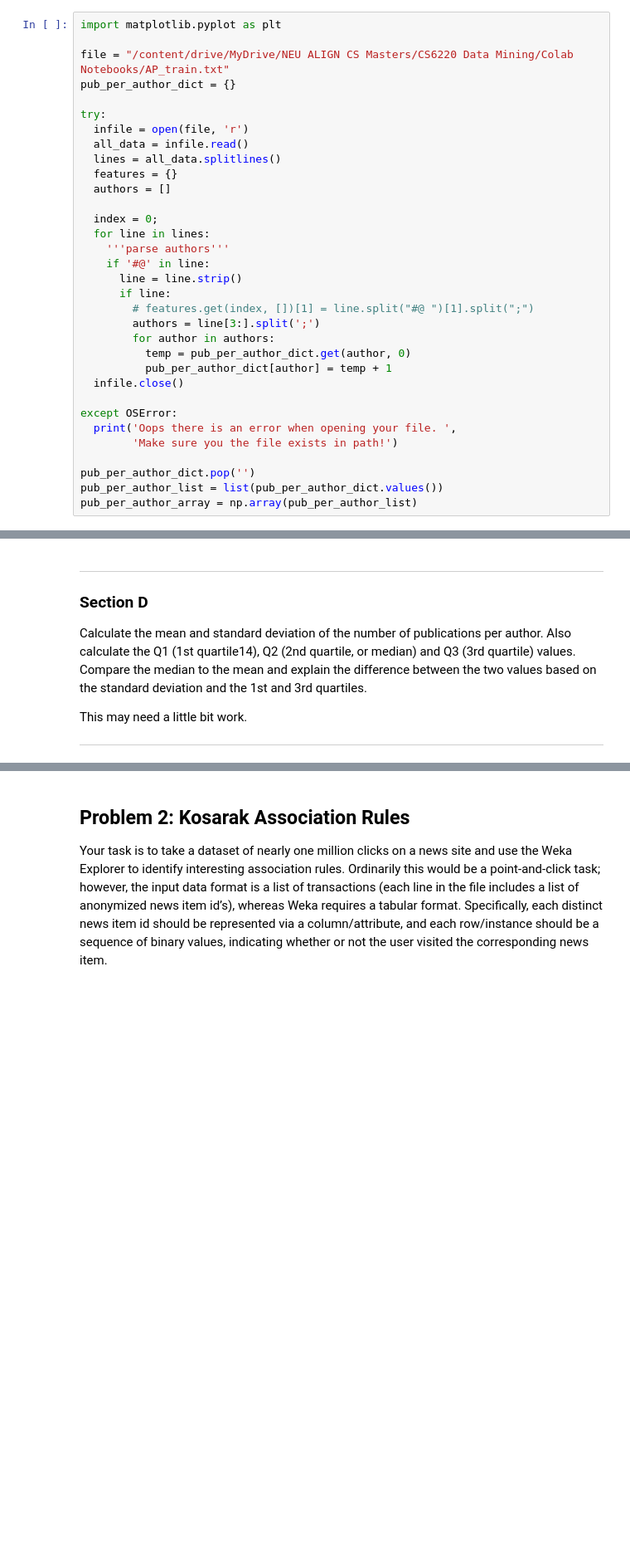
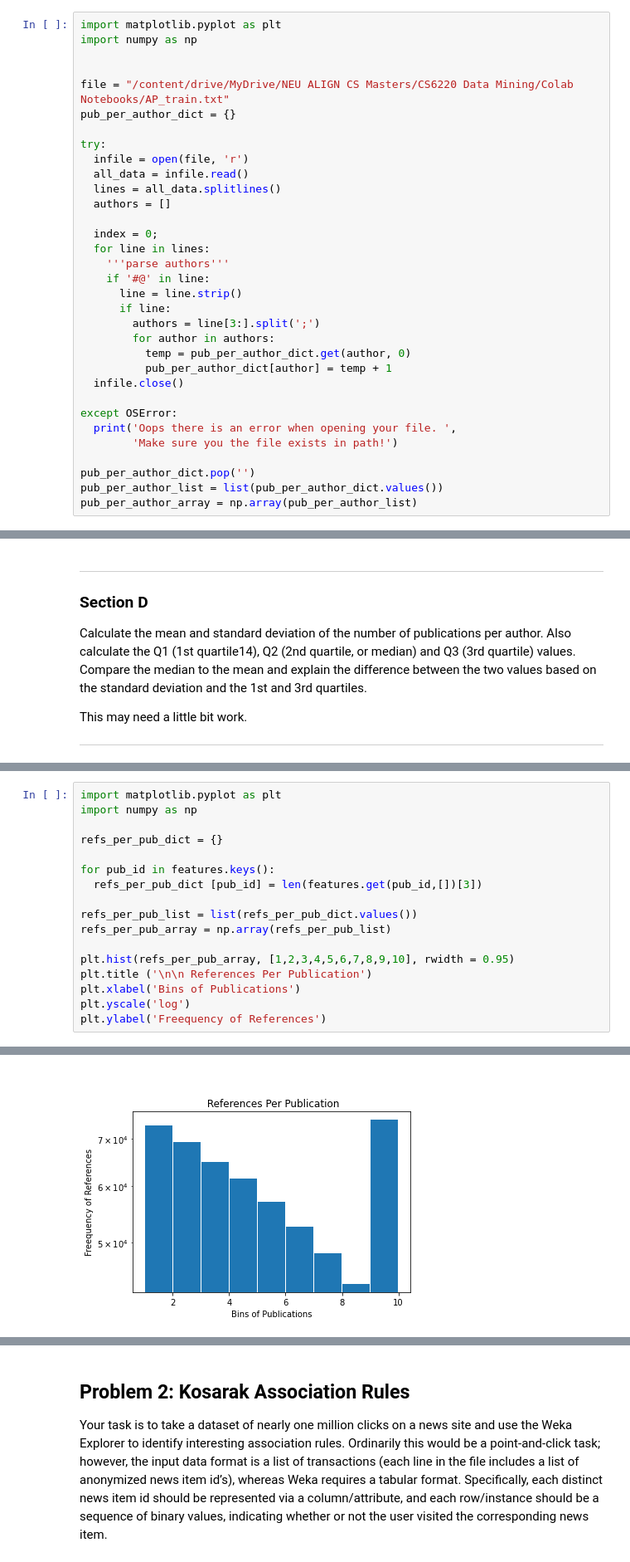
Before and after one commit to linyu3294/cs6220-data-minning-hw, a Jupyter notebook: cs6220_hw1.ipynb, the cells around one changed output, grey strips where cells are left out. Shown at 83% size. Saved outputs shown, nothing was run; the diff lists cells and outputs as text; blank space fills up the shorter version.

````diff
--- a/cs6220_hw1.ipynb
+++ b/cs6220_hw1.ipynb
@@ -174,6 +173,8 @@ Loop through list of authors, and add one to a dictionary that keeps the number
 ```
 # %%
 import matplotlib.pyplot as plt
+import numpy as np
+
 
 file = "/content/drive/MyDrive/NEU ALIGN CS Masters/CS6220 Data Mining/Colab Notebooks/AP_train.txt"
 pub_per_author_dict = {}
@@ -182,7 +183,6 @@ try:
   infile = open(file, 'r')
   all_data = infile.read()
   lines = all_data.splitlines()
-  features = {}
   authors = []
 
   index = 0;
@@ -191,7 +191,6 @@ try:
     if '#@' in line:
       line = line.strip()
       if line:
-        # features.get(index, [])[1] = line.split("#@ ")[1].split(";")
         authors = line[3:].split(';')
         for author in authors:
           temp = pub_per_author_dict.get(author, 0)
@@ -310,0 +373,18 @@ pub_per_author_array = np.array(pub_per_author_list)
+# %%
+import matplotlib.pyplot as plt
+import numpy as np
+
+refs_per_pub_dict = {}
+
+for pub_id in features.keys():
+  refs_per_pub_dict [pub_id] = len(features.get(pub_id,[])[3])
+
+refs_per_pub_list = list(refs_per_pub_dict.values())
+refs_per_pub_array = np.array(refs_per_pub_list)
+
+plt.hist(refs_per_pub_array, [1,2,3,4,5,6,7,8,9,10], rwidth = 0.95)
+plt.title ('\n\n References Per Publication')
+plt.xlabel('Bins of Publications')
+plt.yscale('log')
+plt.ylabel('Freequency of References')
+# %% [output]
@@ -310,0 +392 @@ pub_per_author_array = np.array(pub_per_author_list)
+[figure, added]
````
Also changed, not shown: parts of 19 cells of this notebook.
